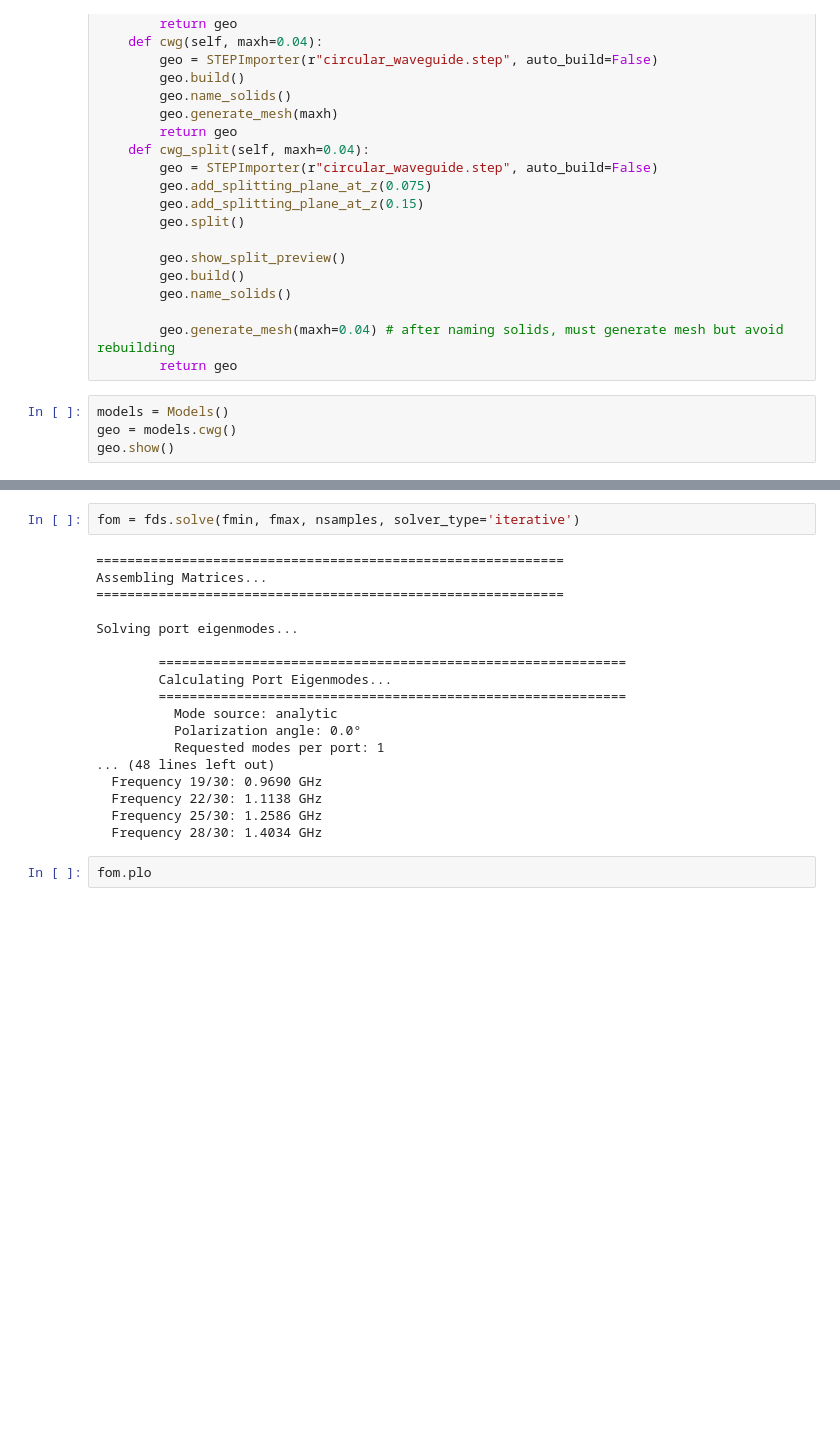
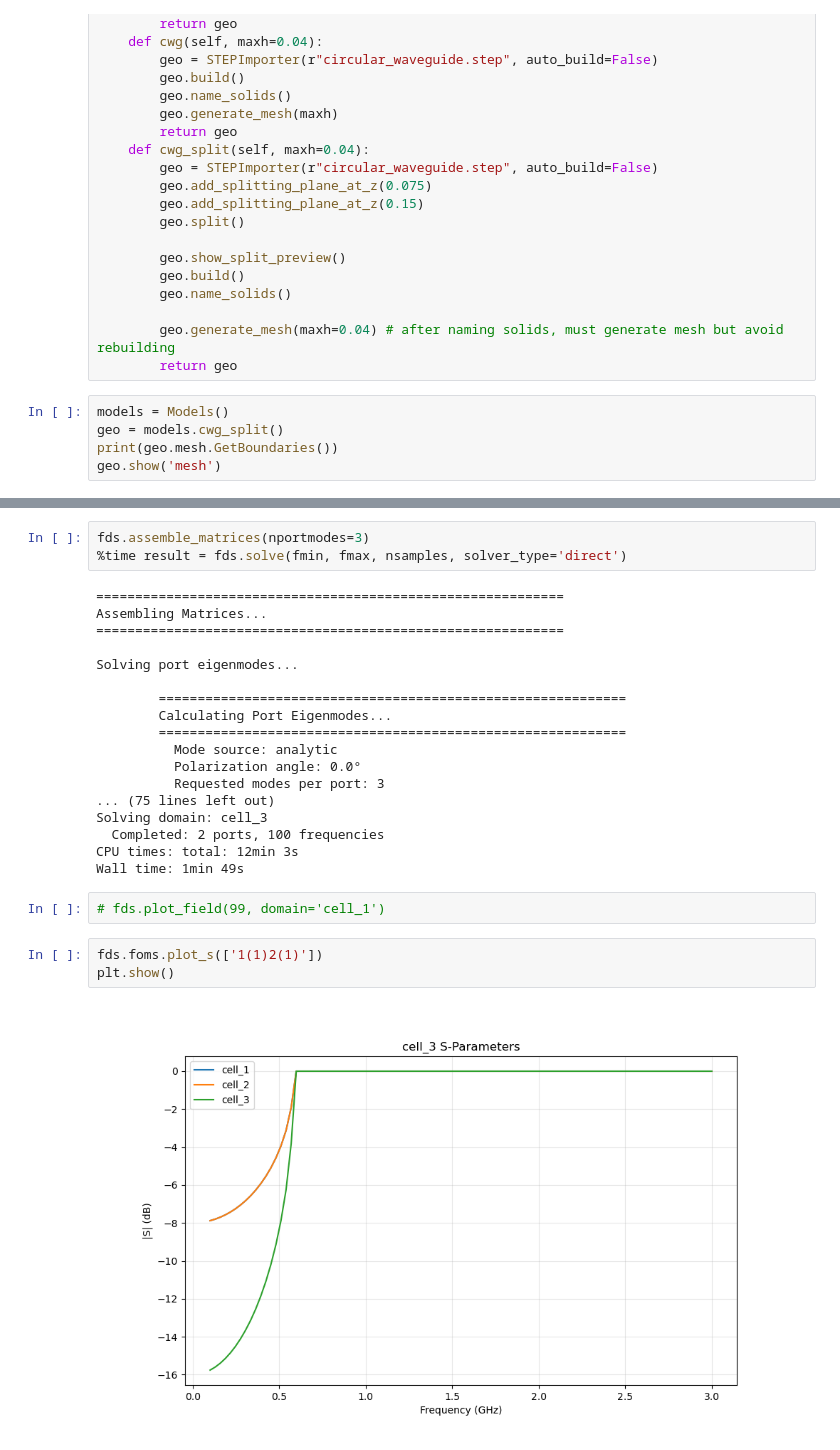
Before and after one commit to Dark-Elektron/cavsim3d, a Jupyter notebook: examples/cwg/test_notebook.ipynb, the cells around one changed output, grey strips where cells are left out. Saved outputs shown, nothing was run; the diff lists cells and outputs as text; blank space fills up the shorter version.

```diff
--- a/examples/cwg/test_notebook.ipynb
+++ b/examples/cwg/test_notebook.ipynb
@@ -58,6 +58,7 @@ class Models:
         return geo
 # %%
 models = Models()
-geo = models.cwg()
-geo.show()
+geo = models.cwg_split()
+print(geo.mesh.GetBoundaries())
+geo.show('mesh')
 # %% [output]
@@ -79,6 +93,7 @@ Domain-Port Mapping:
 ============================================================
 # %%
-fom = fds.solve(fmin, fmax, nsamples, solver_type='iterative')
+fds.assemble_matrices(nportmodes=3)
+%time result = fds.solve(fmin, fmax, nsamples, solver_type='direct')
 # %% [output]
 ============================================================
 Assembling Matrices...
@@ -91,11 +106,16 @@ Solving port eigenmodes...
         ============================================================
           Mode source: analytic
           Polarization angle: 0.0°
-          Requested modes per port: 1
-... (48 lines left out)
-  Frequency 19/30: 0.9690 GHz
-  Frequency 22/30: 1.1138 GHz
-  Frequency 25/30: 1.2586 GHz
-  Frequency 28/30: 1.4034 GHz
+          Requested modes per port: 3
+... (75 lines left out)
+Solving domain: cell_3
+  Completed: 2 ports, 100 frequencies
+CPU times: total: 12min 3s
+Wall time: 1min 49s
+# %%
+# fds.plot_field(99, domain='cell_1')
 # %%
-fom.plo
+fds.foms.plot_s(['1(1)2(1)'])
+plt.show()
+# %% [output]
+[figure, added]
```
Also changed, not shown: parts of 5 cells of this notebook, 18 other files.
